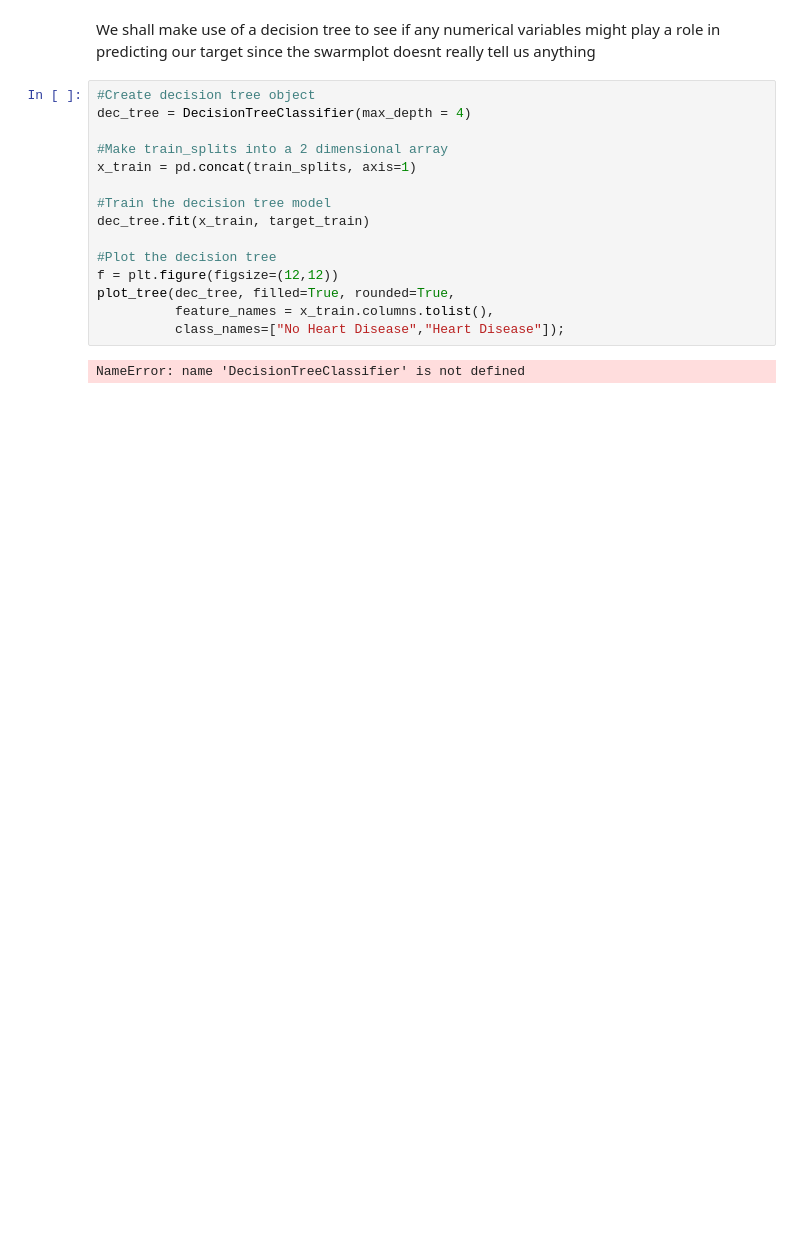
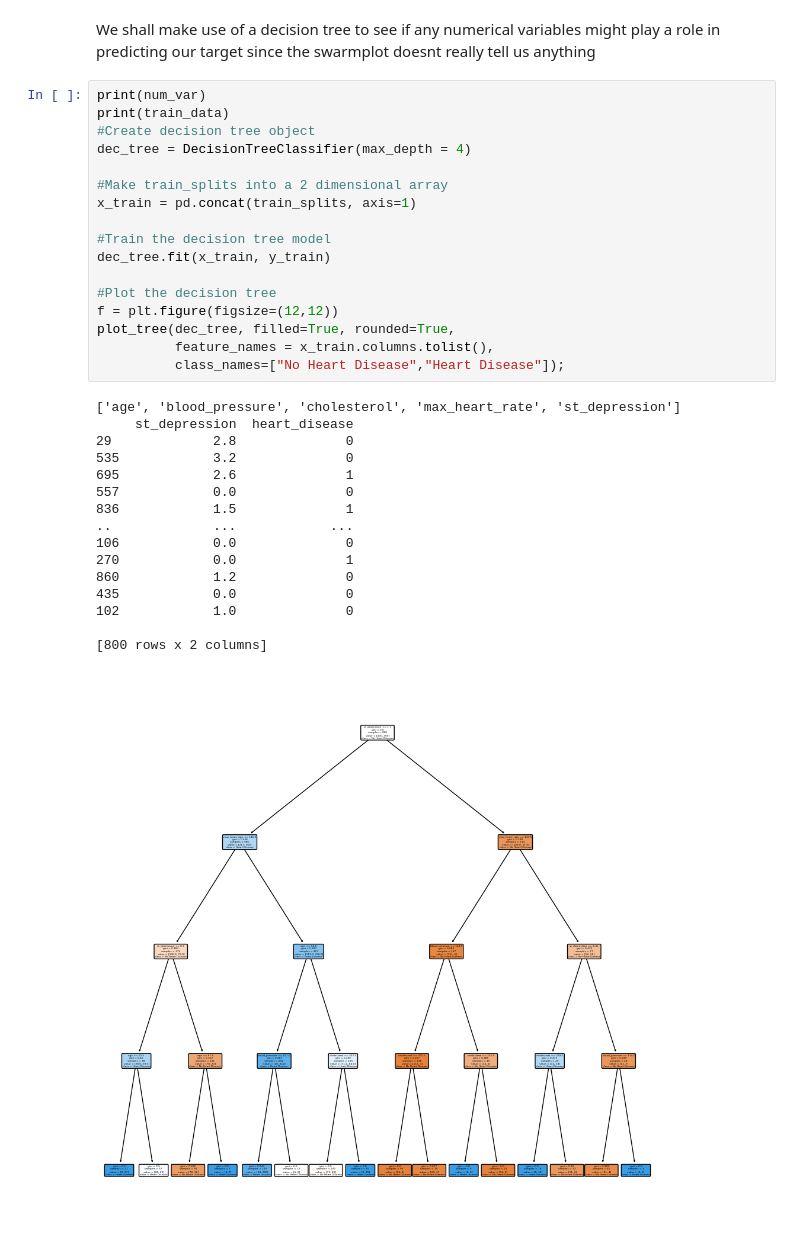
Before and after one commit to brandonleehs/SC1015-proj, a Jupyter notebook: decision-tree.ipynb, the cells around one changed output. Saved outputs shown, nothing was run; the diff lists cells and outputs as text; blank space fills up the shorter version.

```diff
--- a/decision-tree.ipynb
+++ b/decision-tree.ipynb
@@ -94,20 +103,37 @@ f.tight_layout()
 # %% [markdown]
 We shall make use of a decision tree to see if any numerical variables might play a role in predicting our target since the swarmplot doesnt really tell us anything
 # %%
+print(num_var)
+print(train_data)
 #Create decision tree object
 dec_tree = DecisionTreeClassifier(max_depth = 4)
 
 #Make train_splits into a 2 dimensional array
 x_train = pd.concat(train_splits, axis=1)
 
 #Train the decision tree model
-dec_tree.fit(x_train, target_train)
+dec_tree.fit(x_train, y_train)
 
 #Plot the decision tree
 f = plt.figure(figsize=(12,12))
 plot_tree(dec_tree, filled=True, rounded=True,
           feature_names = x_train.columns.tolist(),
           class_names=["No Heart Disease","Heart Disease"]);
 # %% [output]
-NameError: name 'DecisionTreeClassifier' is not defined
+['age', 'blood_pressure', 'cholesterol', 'max_heart_rate', 'st_depression']
+     st_depression  heart_disease
+29             2.8              0
+535            3.2              0
+695            2.6              1
+557            0.0              0
+836            1.5              1
+..             ...            ...
+106            0.0              0
+270            0.0              1
+860            1.2              0
+435            0.0              0
+102            1.0              0
+
+[800 rows x 2 columns]
+[figure, added]
 # %%
```
Also changed, not shown: parts of 3 cells of this notebook, 1 other file.
